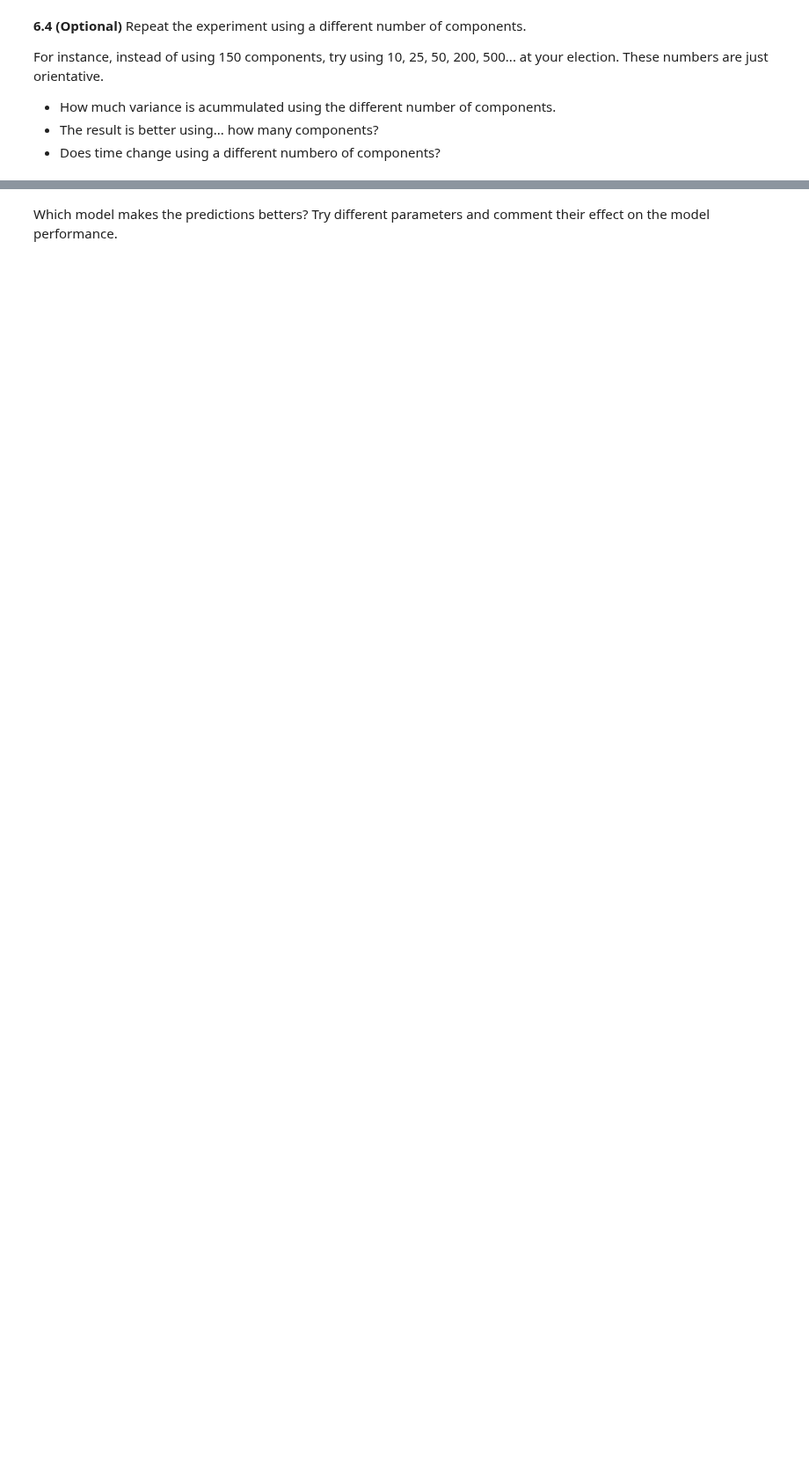
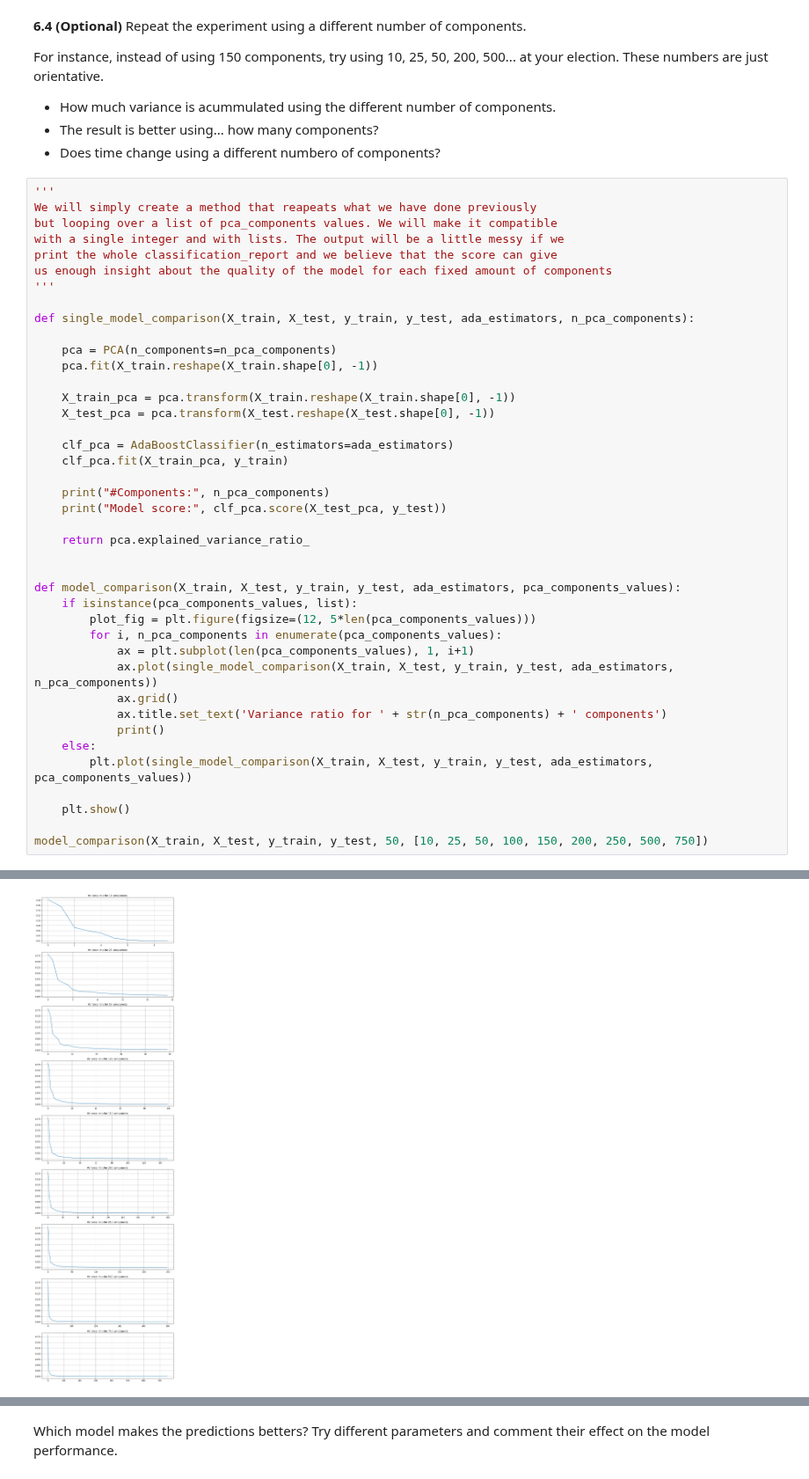
Before and after one commit to mates-info/artificial-vision, a Jupyter notebook: p6/P6_AntonioTigri_AndreuVall/P6_2022_23.ipynb, the cells around one changed output, grey strips where cells are left out. Shown at 88% size. Drawn from its saved outputs; the diff is of its cells as text; blank space fills up the shorter version.

```diff
--- a/p6/P6_AntonioTigri_AndreuVall/P6_2022_23.ipynb
+++ b/p6/P6_AntonioTigri_AndreuVall/P6_2022_23.ipynb
@@ -756,3 +757,45 @@ For instance, instead of using 150 components, try using 10, 25, 50, 200, 500...
 - How much variance is acummulated using the different number of components.
 - The result is better using... how many components?
 - Does time change using a different numbero of components?
+# %%
+'''
+We will simply create a method that reapeats what we have done previously
+but looping over a list of pca_components values. We will make it compatible
+with a single integer and with lists. The output will be a little messy if we
+print the whole classification_report and we believe that the score can give
+us enough insight about the quality of the model for each fixed amount of components
+'''
+
+def single_model_comparison(X_train, X_test, y_train, y_test, ada_estimators, n_pca_components):
+
+    pca = PCA(n_components=n_pca_components)
+    pca.fit(X_train.reshape(X_train.shape[0], -1))
+
+    X_train_pca = pca.transform(X_train.reshape(X_train.shape[0], -1))
+    X_test_pca = pca.transform(X_test.reshape(X_test.shape[0], -1))
+
+    clf_pca = AdaBoostClassifier(n_estimators=ada_estimators)
+    clf_pca.fit(X_train_pca, y_train)
+
+    print("#Components:", n_pca_components)
+    print("Model score:", clf_pca.score(X_test_pca, y_test))
+
+    return pca.explained_variance_ratio_
+
+
+def model_comparison(X_train, X_test, y_train, y_test, ada_estimators, pca_components_values):
+    if isinstance(pca_components_values, list):
+        plot_fig = plt.figure(figsize=(12, 5*len(pca_components_values)))
+        for i, n_pca_components in enumerate(pca_components_values):
+            ax = plt.subplot(len(pca_components_values), 1, i+1)
+            ax.plot(single_model_comparison(X_train, X_test, y_train, y_test, ada_estimators, n_pca_components))
+            ax.grid()
+            ax.title.set_text('Variance ratio for ' + str(n_pca_components) + ' components')
+            print()
+    else:
+        plt.plot(single_model_comparison(X_train, X_test, y_train, y_test, ada_estimators, pca_components_values))
+
+    plt.show()
+
+model_comparison(X_train, X_test, y_train, y_test, 50, [10, 25, 50, 100, 150, 200, 250, 500, 750])
+# %% [output]
@@ -758,0 +819 @@ For instance, instead of using 150 components, try using 10, 25, 50, 200, 500...
+[figure, added]
```
Also changed, not shown: parts of 21 cells of this notebook.
